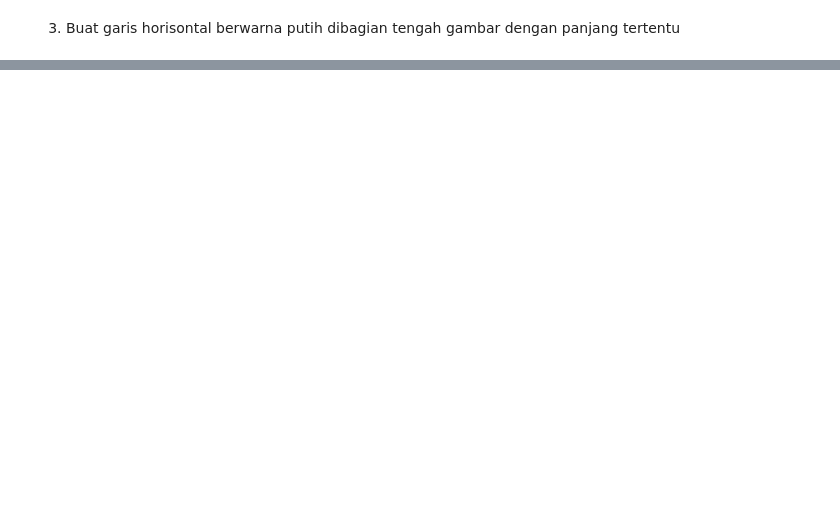
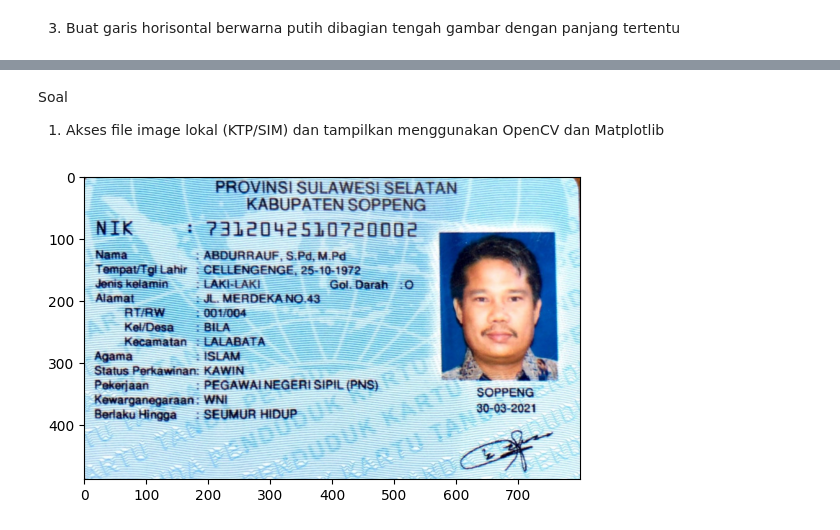
Before and after one commit to bintangsholu21/PCVK, a Jupyter notebook: Week1.ipynb, the cells around one changed output, grey strips where cells are left out. Drawn from its saved outputs; the diff is of its cells as text; code cells hidden in the pictures; blank space fills up the shorter version.

```diff
--- a/Week1.ipynb
+++ b/Week1.ipynb
@@ -216,0 +203,19 @@ Garis horizontal putih di bagian tengah gambar dengan panjang tertentu
+# %% [markdown]
+Soal
+
+1. Akses file image lokal (KTP/SIM) dan tampilkan menggunakan OpenCV dan Matplotlib
+# %%
+image_path = '/content/drive/MyDrive/PCVK/sample/KTP.jpeg'
+
+# Baca gambar menggunakan OpenCV
+image = cv.imread(image_path)
+
+# Konversi format warna dari BGR (OpenCV) ke RGB (Matplotlib)
+image_rgb = cv.cvtColor(image, cv.COLOR_BGR2RGB)
+
+# Tampilkan gambar menggunakan Matplotlib
+plt.imshow(image_rgb)
+# plt.axis('off')  # Matplotlib tidak menampilkan sumbu
+plt.show()
+# %% [output]
+[figure, added]
```
Also changed, not shown: parts of 13 cells of this notebook.
